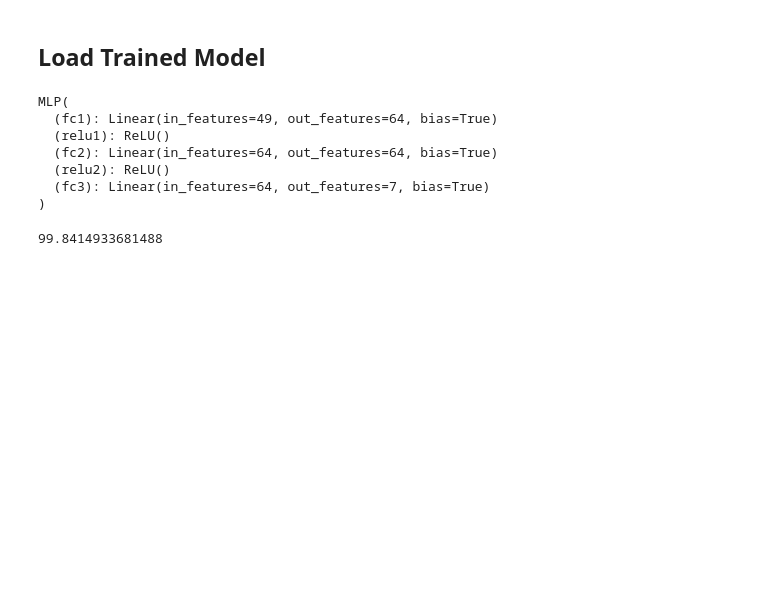
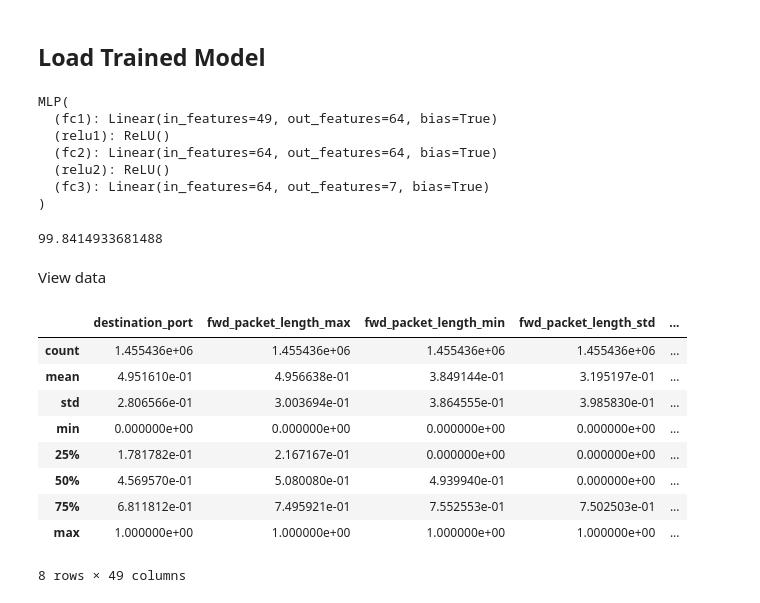
Before and after one commit to JonathanV1502/Defensive-ML, a Jupyter notebook: notebooks/Dev.ipynb, the cells around one changed output. Cells and saved outputs as stored; diff of their text form; code cells hidden in the pictures; blank space fills up the shorter version.

```diff
--- a/notebooks/Dev.ipynb
+++ b/notebooks/Dev.ipynb
@@ -136,3 +136,20 @@ accuracy = (y_preds_tensor == y_trues_tensor).float().mean().item() * 100
 accuracy
 # %% [output]
 99.8414933681488
+# %% [markdown]
+View data
+# %%
+train_data, _, _ = get_dataset()
+# %%
+train_data.features.describe()
+# %% [output]
+|  | destination_port | fwd_packet_length_max | fwd_packet_length_min | fwd_packet_length_std | ... |
+| count | 1.455436e+06 | 1.455436e+06 | 1.455436e+06 | 1.455436e+06 | ... |
+| mean | 4.951610e-01 | 4.956638e-01 | 3.849144e-01 | 3.195197e-01 | ... |
+| std | 2.806566e-01 | 3.003694e-01 | 3.864555e-01 | 3.985830e-01 | ... |
+| min | 0.000000e+00 | 0.000000e+00 | 0.000000e+00 | 0.000000e+00 | ... |
+| 25% | 1.781782e-01 | 2.167167e-01 | 0.000000e+00 | 0.000000e+00 | ... |
+| 50% | 4.569570e-01 | 5.080080e-01 | 4.939940e-01 | 0.000000e+00 | ... |
+| 75% | 6.811812e-01 | 7.495921e-01 | 7.552553e-01 | 7.502503e-01 | ... |
+| max | 1.000000e+00 | 1.000000e+00 | 1.000000e+00 | 1.000000e+00 | ... |
+8 rows × 49 columns
```
Also changed, not shown: parts of 1 cell of this notebook, 8 other files.
